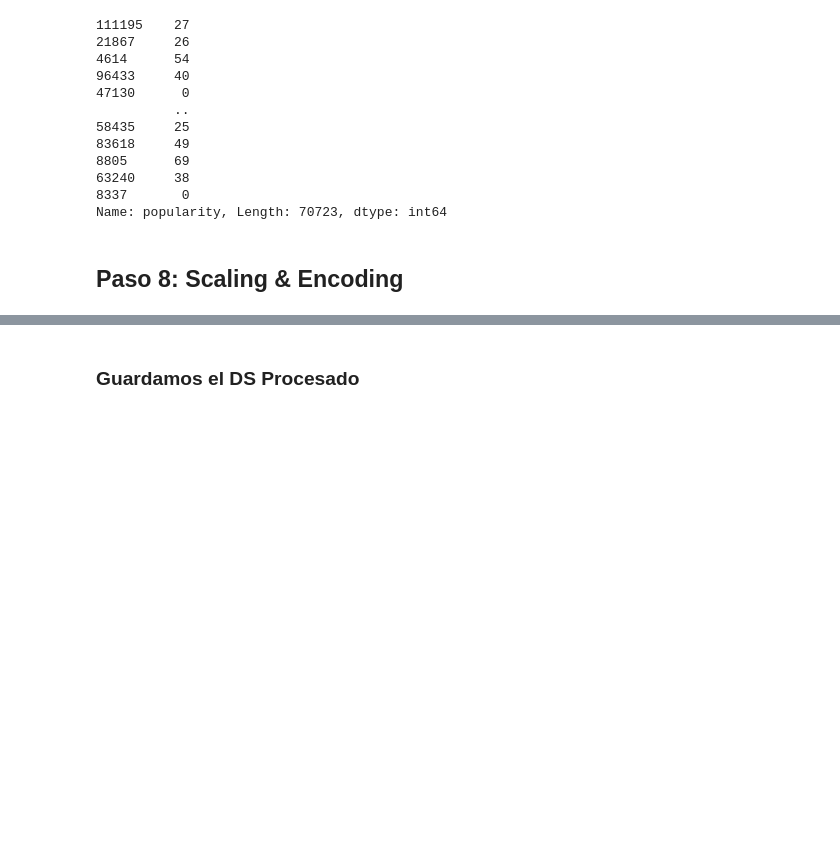
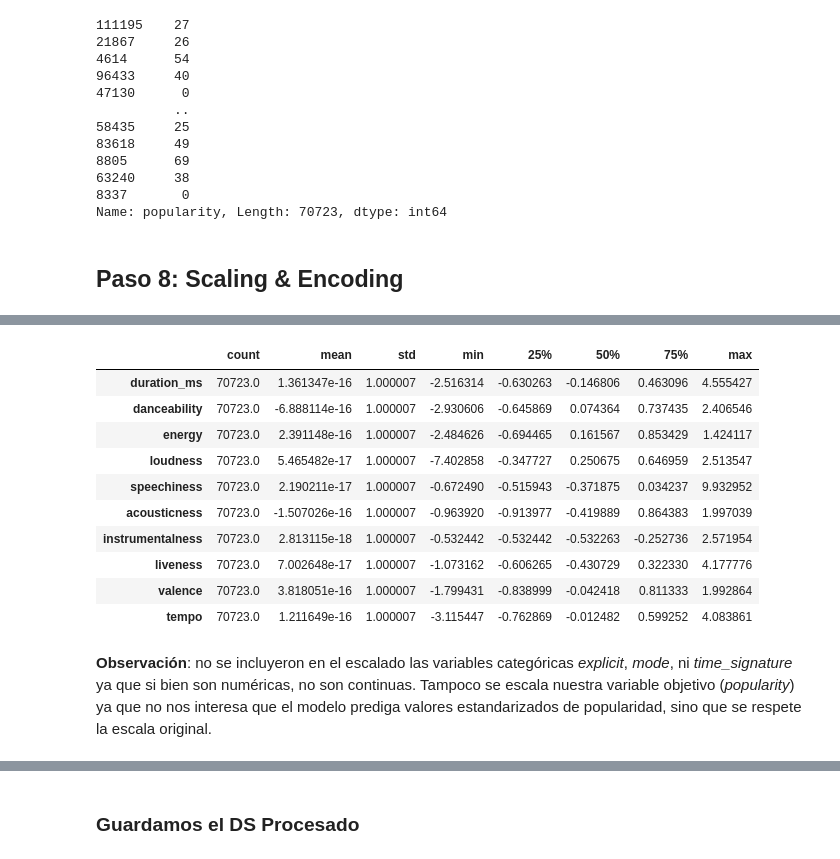
Before and after one commit to ArthurMartinezUcu/Ucu_diploma_python, a Jupyter notebook: notebooks/notebook.ipynb, the cells around one changed output, grey strips where cells are left out. Saved outputs shown, nothing was run; the diff lists cells and outputs as text; code cells hidden in the pictures; blank space fills up the shorter version.

```diff
--- a/notebooks/notebook.ipynb
+++ b/notebooks/notebook.ipynb
@@ -632,0 +655,11 @@ Name: popularity, Length: 70723, dtype: int64
+# %%
+num_variables = ["duration_ms", "danceability", "energy", "loudness", "speechiness", "acousticness", "instrumentalness", "liveness", "valence", "tempo"]
+norm_scaler = StandardScaler()
+
+X_train_norm = norm_scaler.fit_transform(X_train[num_variables])
+X_test_norm = norm_scaler.transform(X_test[num_variables])
+
+X_train_norm = pd.DataFrame(X_train_norm, index=X_train.index, columns=num_variables)
+X_test_norm = pd.DataFrame(X_test_norm, index=X_test.index, columns=num_variables)
+
+X_train_norm.head()
@@ -632,0 +673,16 @@ Name: popularity, Length: 70723, dtype: int64
+# %%
+X_train_norm.describe().T
+# %% [output]
+|  | count | mean | std | min | 25% | 50% | 75% | max |
+| duration_ms | 70723.0 | 1.361347e-16 | 1.000007 | -2.516314 | -0.630263 | -0.146806 | 0.463096 | 4.555427 |
+| danceability | 70723.0 | -6.888114e-16 | 1.000007 | -2.930606 | -0.645869 | 0.074364 | 0.737435 | 2.406546 |
+| energy | 70723.0 | 2.391148e-16 | 1.000007 | -2.484626 | -0.694465 | 0.161567 | 0.853429 | 1.424117 |
+| loudness | 70723.0 | 5.465482e-17 | 1.000007 | -7.402858 | -0.347727 | 0.250675 | 0.646959 | 2.513547 |
+| speechiness | 70723.0 | 2.190211e-17 | 1.000007 | -0.672490 | -0.515943 | -0.371875 | 0.034237 | 9.932952 |
+| acousticness | 70723.0 | -1.507026e-16 | 1.000007 | -0.963920 | -0.913977 | -0.419889 | 0.864383 | 1.997039 |
+| instrumentalness | 70723.0 | 2.813115e-18 | 1.000007 | -0.532442 | -0.532442 | -0.532263 | -0.252736 | 2.571954 |
+| liveness | 70723.0 | 7.002648e-17 | 1.000007 | -1.073162 | -0.606265 | -0.430729 | 0.322330 | 4.177776 |
+| valence | 70723.0 | 3.818051e-16 | 1.000007 | -1.799431 | -0.838999 | -0.042418 | 0.811333 | 1.992864 |
+| tempo | 70723.0 | 1.211649e-16 | 1.000007 | -3.115447 | -0.762869 | -0.012482 | 0.599252 | 4.083861 |
+# %% [markdown]
+**Observación**: no se incluyeron en el escalado las variables categóricas _explicit_, _mode_, ni _time_signature_ ya que si bien son numéricas, no son continuas. Tampoco se escala nuestra variable objetivo (_popularity_) ya que no nos interesa que el modelo prediga valores estandarizados de popularidad, sino que se respete la escala original.
```
Also changed, not shown: parts of 6 cells of this notebook.
